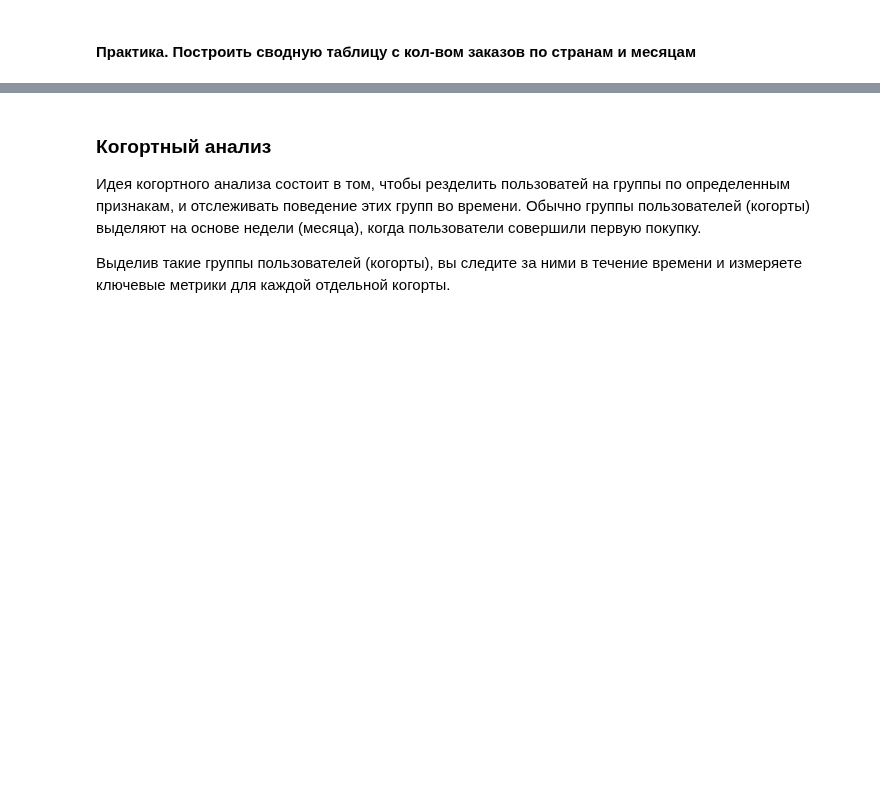
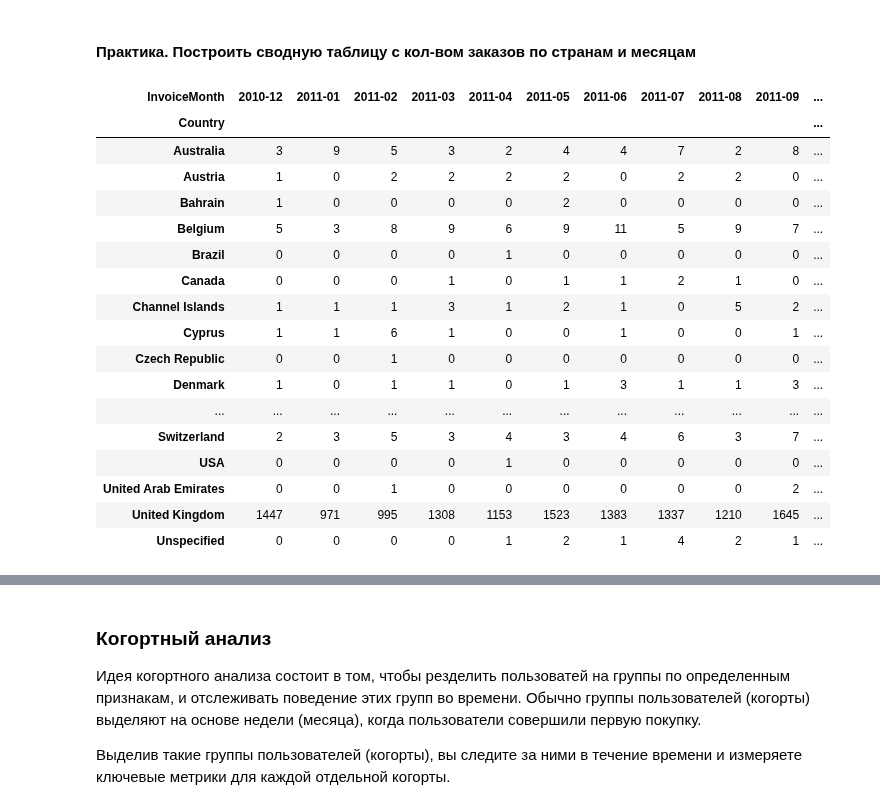
Before and after one commit to AlexandrMenshikov/DataScience_New, a Jupyter notebook: Webinar/sf_pandas_22_01_22.ipynb, the cells around one changed output, grey strips where cells are left out. Cells and saved outputs as stored; diff of their text form; code cells hidden in the pictures; blank space fills up the shorter version.

```diff
--- a/Webinar/sf_pandas_22_01_22.ipynb
+++ b/Webinar/sf_pandas_22_01_22.ipynb
@@ -300,7 +300,7 @@ df.groupby('InvoiceMonth')['Revenue'].sum().plot()
 #### Практика. Найдите 3 страны, которые принесли максимальную выручку после UK
 # %%
 # так можно подавить scientific notation
-pd.set_option('display.float_format', lambda x: f'{x:.2f}')
+pd.set_option('display.float_format', None)
 df.groupby('Country')['Revenue'].sum().sort_values(ascending=False).head(4)
 # %% [output]
 Country
@@ -367,5 +400,34 @@ table.style.highlight_max()
 # %% [markdown]
 #### Практика. Построить сводную таблицу c кол-вом заказов по странам и месяцам
+# %%
+table_2 = pd.pivot_table(
+    df,
+    index='Country',
+    columns='InvoiceMonth',
+    aggfunc='nunique',
+    values='InvoiceNo',
+    fill_value=0)
+
+table_2.style.background_gradient(cmap='PuBu')
+# %% [output]
+| InvoiceMonth | 2010-12 | 2011-01 | 2011-02 | 2011-03 | 2011-04 | 2011-05 | 2011-06 | 2011-07 | 2011-08 | 2011-09 | ... |
+| Country |  |  |  |  |  |  |  |  |  |  | ... |
+| Australia | 3 | 9 | 5 | 3 | 2 | 4 | 4 | 7 | 2 | 8 | ... |
+| Austria | 1 | 0 | 2 | 2 | 2 | 2 | 0 | 2 | 2 | 0 | ... |
+| Bahrain | 1 | 0 | 0 | 0 | 0 | 2 | 0 | 0 | 0 | 0 | ... |
+| Belgium | 5 | 3 | 8 | 9 | 6 | 9 | 11 | 5 | 9 | 7 | ... |
+| Brazil | 0 | 0 | 0 | 0 | 1 | 0 | 0 | 0 | 0 | 0 | ... |
+| Canada | 0 | 0 | 0 | 1 | 0 | 1 | 1 | 2 | 1 | 0 | ... |
+| Channel Islands | 1 | 1 | 1 | 3 | 1 | 2 | 1 | 0 | 5 | 2 | ... |
+| Cyprus | 1 | 1 | 6 | 1 | 0 | 0 | 1 | 0 | 0 | 1 | ... |
+| Czech Republic | 0 | 0 | 1 | 0 | 0 | 0 | 0 | 0 | 0 | 0 | ... |
+| Denmark | 1 | 0 | 1 | 1 | 0 | 1 | 3 | 1 | 1 | 3 | ... |
+| ... | ... | ... | ... | ... | ... | ... | ... | ... | ... | ... | ... |
+| Switzerland | 2 | 3 | 5 | 3 | 4 | 3 | 4 | 6 | 3 | 7 | ... |
+| USA | 0 | 0 | 0 | 0 | 1 | 0 | 0 | 0 | 0 | 0 | ... |
+| United Arab Emirates | 0 | 0 | 1 | 0 | 0 | 0 | 0 | 0 | 0 | 2 | ... |
+| United Kingdom | 1447 | 971 | 995 | 1308 | 1153 | 1523 | 1383 | 1337 | 1210 | 1645 | ... |
+| Unspecified | 0 | 0 | 0 | 0 | 1 | 2 | 1 | 4 | 2 | 1 | ... |
 # %%
 # изучим сводную статистику по покупателям из произвольной страны (суммарная и средняя выручка)
 products = df[df['Country']==country].groupby(['CustomerID', 'InvoiceNo'], as_index=False)['Revenue'].sum()
```
Also changed, not shown: parts of 4 cells of this notebook.
